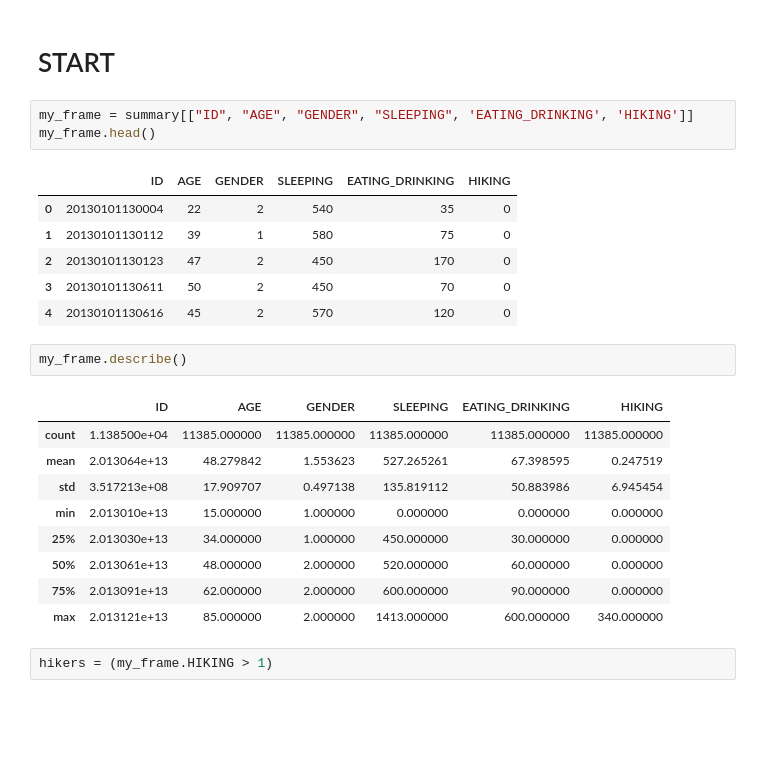
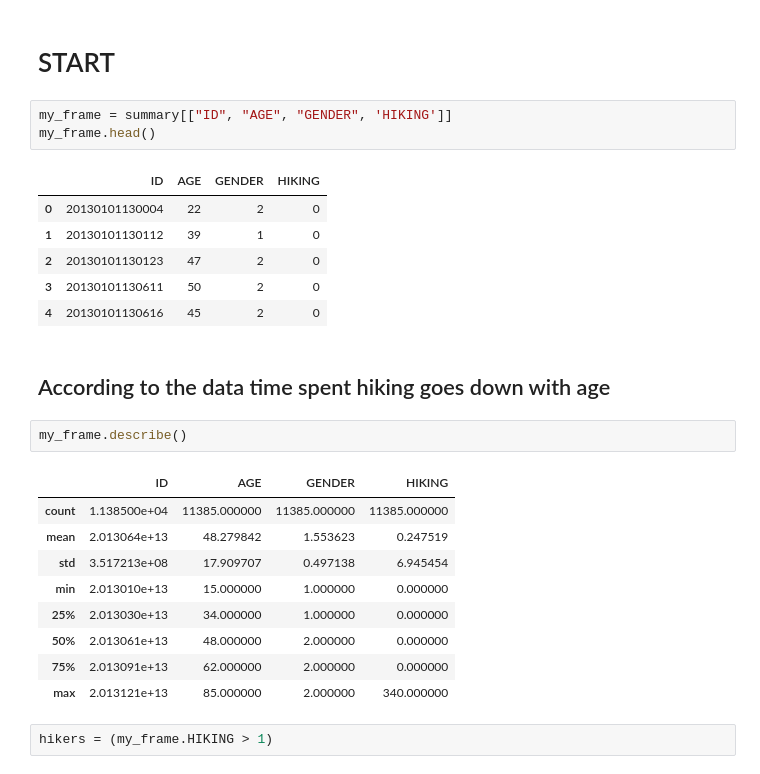
Before and after one commit to tiy-gvl-python/atus-analysis, a Jupyter notebook: My Project.ipynb, the cells around one changed output. Drawn from its saved outputs; the diff is of its cells as text; blank space fills up the shorter version.

```diff
--- a/My Project.ipynb
+++ b/My Project.ipynb
@@ -82,27 +82,29 @@ summary = summary.rename(columns={"t010101": "SLEEPING", 'tucaseid': 'ID',
 # %% [markdown]
 # START
 # %%
-my_frame = summary[["ID", "AGE", "GENDER", "SLEEPING", 'EATING_DRINKING', 'HIKING']]
+my_frame = summary[["ID", "AGE", "GENDER", 'HIKING']]
 my_frame.head()
 # %% [output]
-|  | ID | AGE | GENDER | SLEEPING | EATING_DRINKING | HIKING |
-| 0 | 20130101130004 | 22 | 2 | 540 | 35 | 0 |
-| 1 | 20130101130112 | 39 | 1 | 580 | 75 | 0 |
-| 2 | 20130101130123 | 47 | 2 | 450 | 170 | 0 |
-| 3 | 20130101130611 | 50 | 2 | 450 | 70 | 0 |
-| 4 | 20130101130616 | 45 | 2 | 570 | 120 | 0 |
+|  | ID | AGE | GENDER | HIKING |
+| 0 | 20130101130004 | 22 | 2 | 0 |
+| 1 | 20130101130112 | 39 | 1 | 0 |
+| 2 | 20130101130123 | 47 | 2 | 0 |
+| 3 | 20130101130611 | 50 | 2 | 0 |
+| 4 | 20130101130616 | 45 | 2 | 0 |
+# %% [markdown]
+## According to the data time spent hiking goes down with age
 # %%
 my_frame.describe()
 # %% [output]
-|  | ID | AGE | GENDER | SLEEPING | EATING_DRINKING | HIKING |
-| count | 1.138500e+04 | 11385.000000 | 11385.000000 | 11385.000000 | 11385.000000 | 11385.000000 |
-| mean | 2.013064e+13 | 48.279842 | 1.553623 | 527.265261 | 67.398595 | 0.247519 |
-| std | 3.517213e+08 | 17.909707 | 0.497138 | 135.819112 | 50.883986 | 6.945454 |
-| min | 2.013010e+13 | 15.000000 | 1.000000 | 0.000000 | 0.000000 | 0.000000 |
-| 25% | 2.013030e+13 | 34.000000 | 1.000000 | 450.000000 | 30.000000 | 0.000000 |
-| 50% | 2.013061e+13 | 48.000000 | 2.000000 | 520.000000 | 60.000000 | 0.000000 |
-| 75% | 2.013091e+13 | 62.000000 | 2.000000 | 600.000000 | 90.000000 | 0.000000 |
-| max | 2.013121e+13 | 85.000000 | 2.000000 | 1413.000000 | 600.000000 | 340.000000 |
+|  | ID | AGE | GENDER | HIKING |
+| count | 1.138500e+04 | 11385.000000 | 11385.000000 | 11385.000000 |
+| mean | 2.013064e+13 | 48.279842 | 1.553623 | 0.247519 |
+| std | 3.517213e+08 | 17.909707 | 0.497138 | 6.945454 |
+| min | 2.013010e+13 | 15.000000 | 1.000000 | 0.000000 |
+| 25% | 2.013030e+13 | 34.000000 | 1.000000 | 0.000000 |
+| 50% | 2.013061e+13 | 48.000000 | 2.000000 | 0.000000 |
+| 75% | 2.013091e+13 | 62.000000 | 2.000000 | 0.000000 |
+| max | 2.013121e+13 | 85.000000 | 2.000000 | 340.000000 |
 # %%
 hikers = (my_frame.HIKING > 1)
 # %%
```
Also changed, not shown: parts of 8 cells of this notebook.
